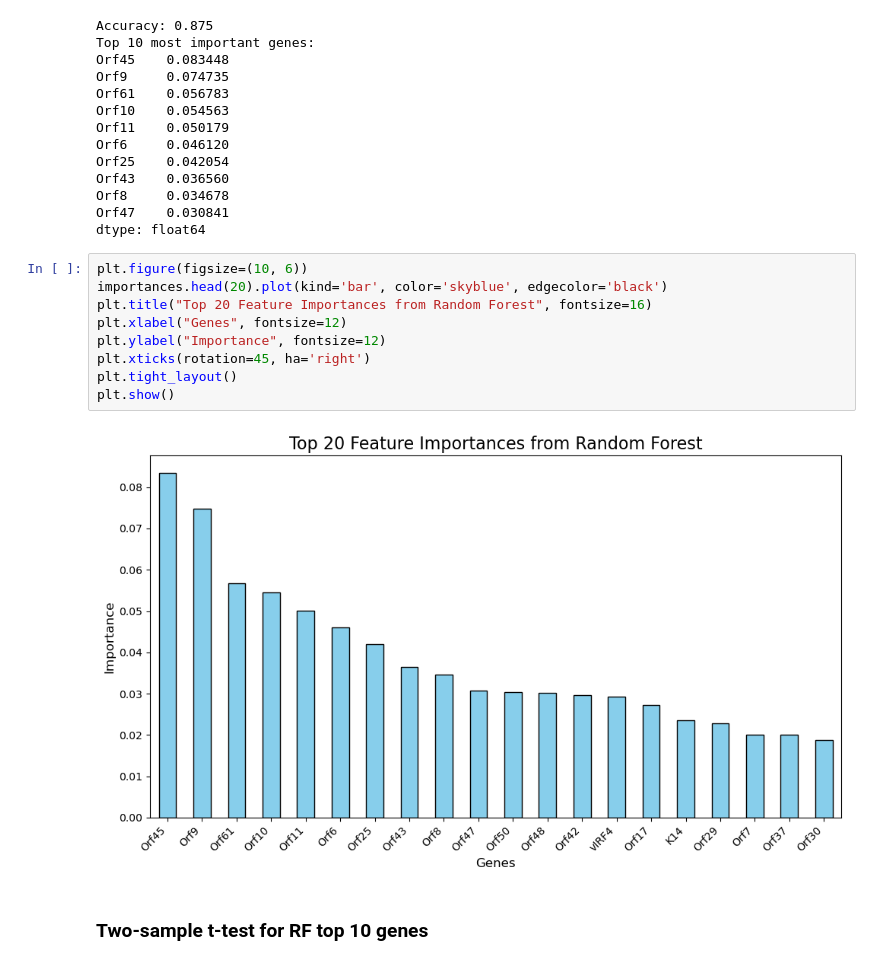
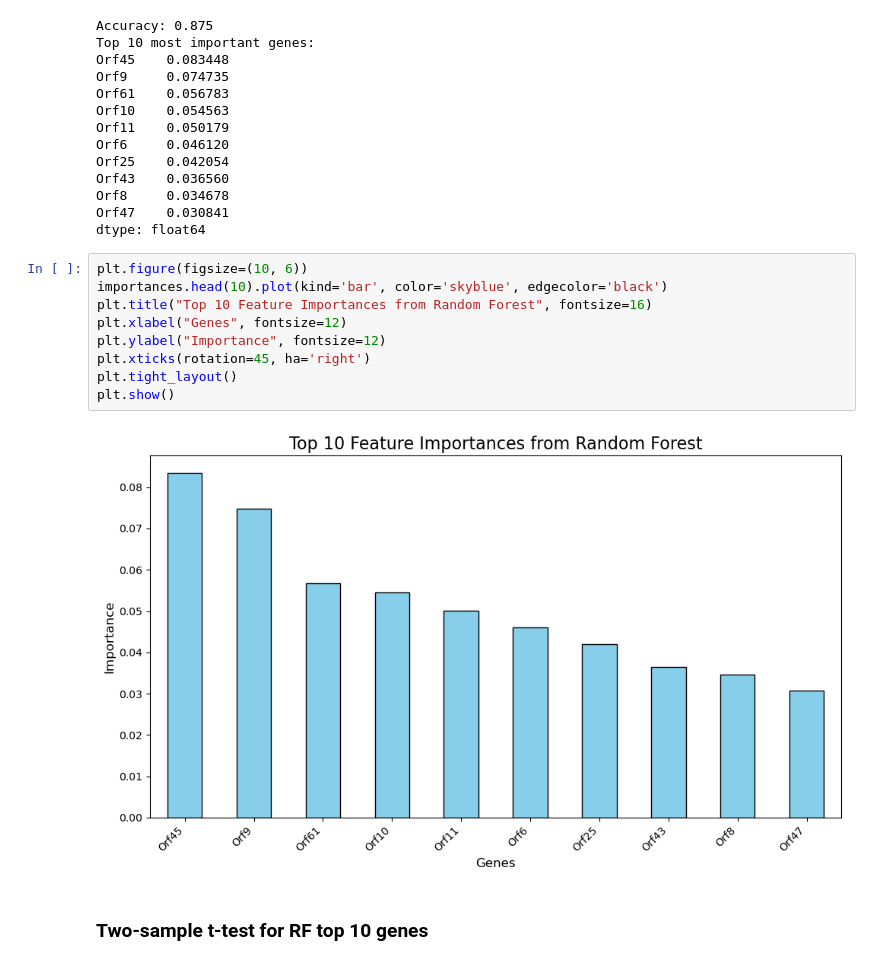
Before and after one commit to alecplotkin/DATA-481-Team-Virology, a Jupyter notebook: Nicolas_Zhang/try2/data_20250318.ipynb, the cells around one changed output. Saved outputs shown, nothing was run; the diff lists cells and outputs as text.

```diff
--- a/Nicolas_Zhang/try2/data_20250318.ipynb
+++ b/Nicolas_Zhang/try2/data_20250318.ipynb
@@ -257,15 +257,15 @@ Orf47    0.030841
 dtype: float64
 # %%
 plt.figure(figsize=(10, 6))
-importances.head(20).plot(kind='bar', color='skyblue', edgecolor='black')
-plt.title("Top 20 Feature Importances from Random Forest", fontsize=16)
+importances.head(10).plot(kind='bar', color='skyblue', edgecolor='black')
+plt.title("Top 10 Feature Importances from Random Forest", fontsize=16)
 plt.xlabel("Genes", fontsize=12)
 plt.ylabel("Importance", fontsize=12)
 plt.xticks(rotation=45, ha='right')
 plt.tight_layout()
 plt.show()
 # %% [output]
-[figure, old version]
+[figure, new version]
 # %% [markdown]
 ### Two-sample t-test for RF top 10 genes
 # %%
```
Also changed, not shown: parts of 5 cells of this notebook.
